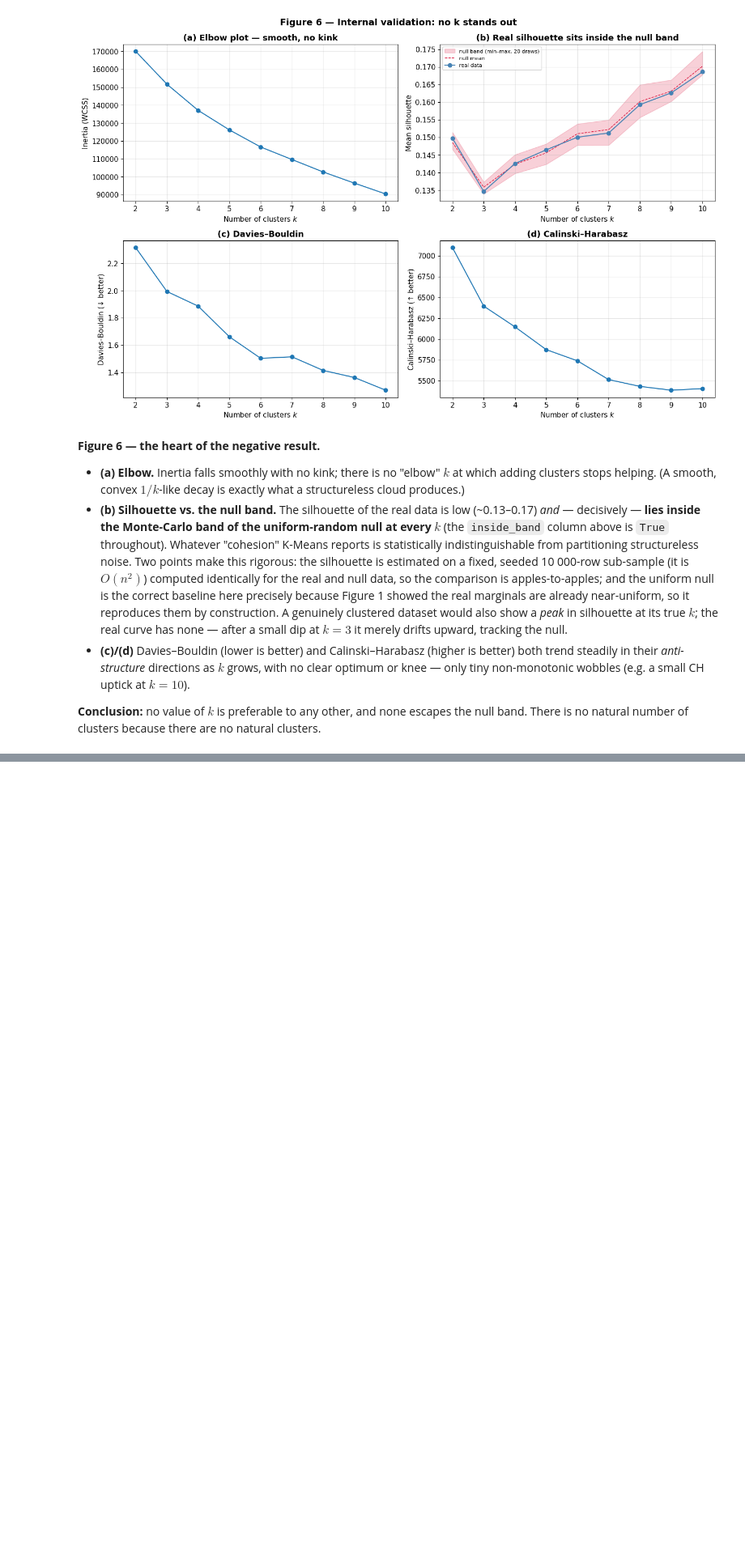
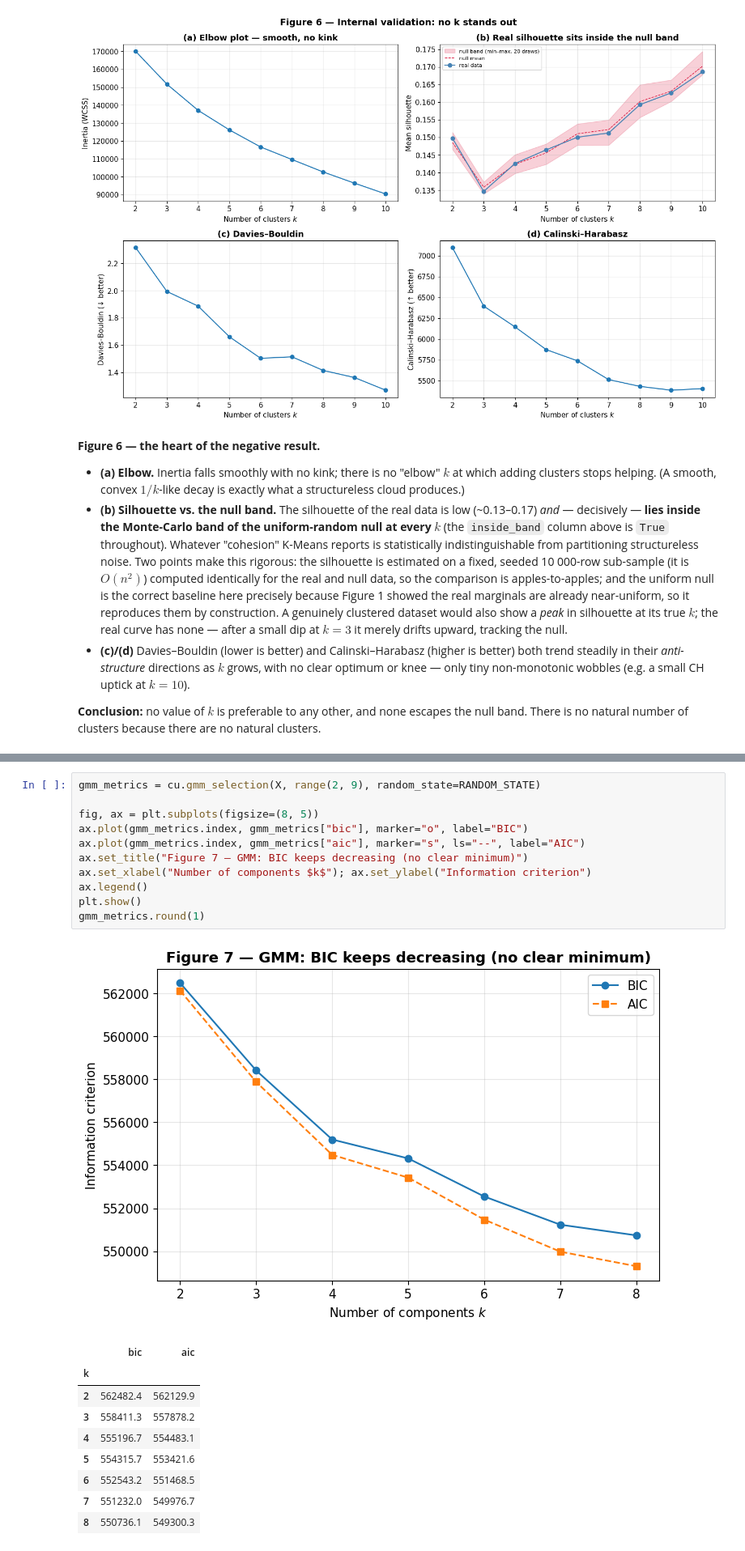
Before and after one commit to MrSparkiop/Gaming-player-clustering, a Jupyter notebook: gaming_player_clustering.ipynb, the cells around one changed output, grey strips where cells are left out. Shown at 81% size. Cells and saved outputs as stored; diff of their text form; blank space fills up the shorter version.

```diff
--- a/gaming_player_clustering.ipynb
+++ b/gaming_player_clustering.ipynb
@@ -514,0 +522,22 @@ clusters.
+# %%
+gmm_metrics = cu.gmm_selection(X, range(2, 9), random_state=RANDOM_STATE)
+
+fig, ax = plt.subplots(figsize=(8, 5))
+ax.plot(gmm_metrics.index, gmm_metrics["bic"], marker="o", label="BIC")
+ax.plot(gmm_metrics.index, gmm_metrics["aic"], marker="s", ls="--", label="AIC")
+ax.set_title("Figure 7 — GMM: BIC keeps decreasing (no clear minimum)")
+ax.set_xlabel("Number of components $k$"); ax.set_ylabel("Information criterion")
+ax.legend()
+plt.show()
+gmm_metrics.round(1)
+# %% [output]
+[figure, added]
+|  | bic | aic |
+| k |  |  |
+| 2 | 562482.4 | 562129.9 |
+| 3 | 558411.3 | 557878.2 |
+| 4 | 555196.7 | 554483.1 |
+| 5 | 554315.7 | 553421.6 |
+| 6 | 552543.2 | 551468.5 |
+| 7 | 551232.0 | 549976.7 |
+| 8 | 550736.1 | 549300.3 |
```
Also changed, not shown: parts of 4 cells of this notebook.
